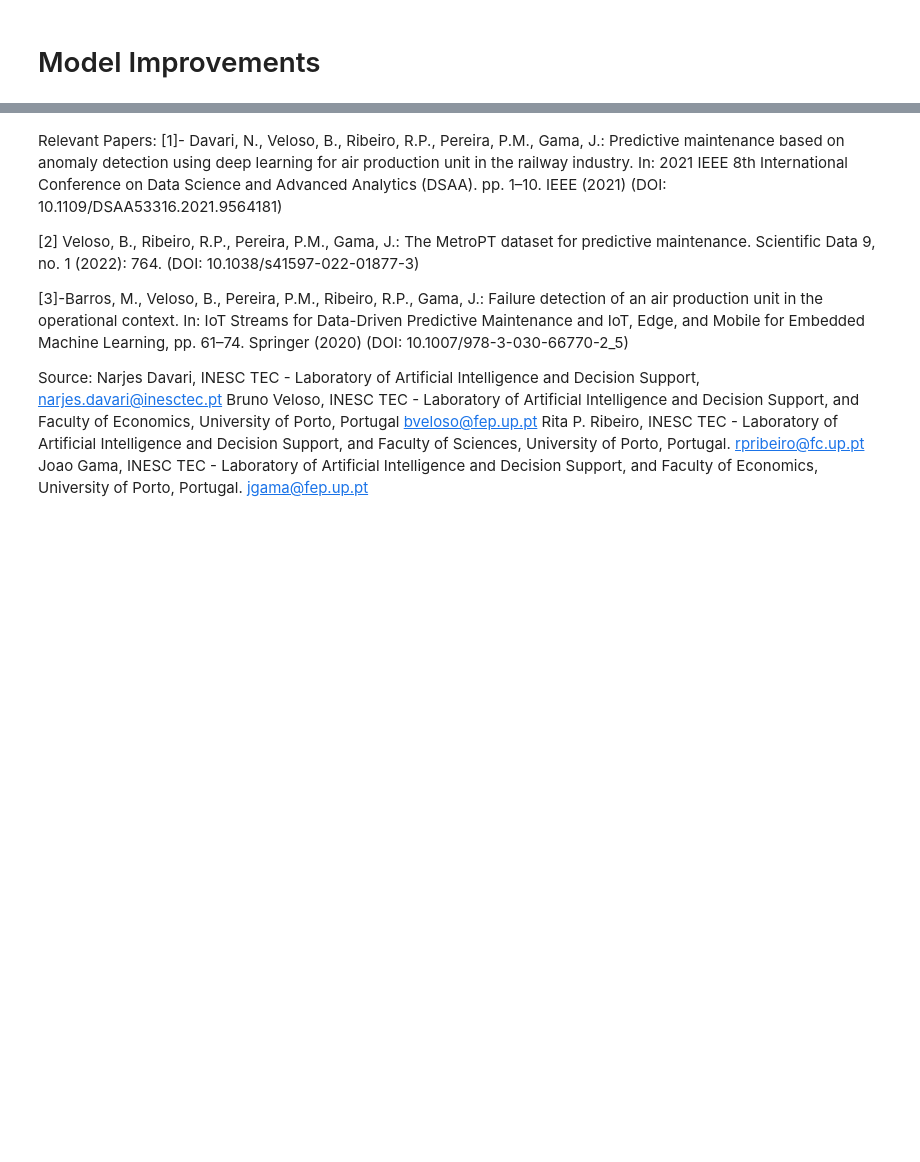
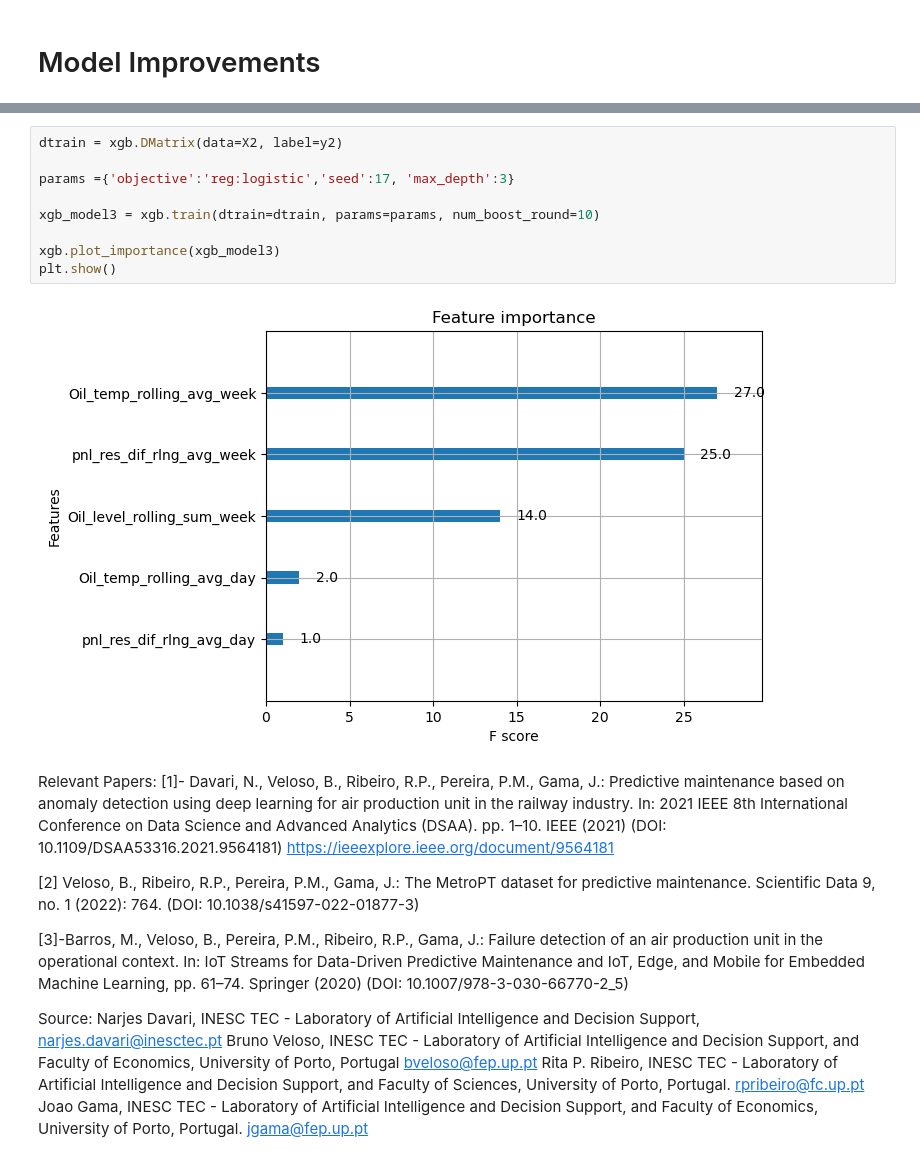
Before and after one commit to Dave-Codes/Predictive-Maintenance, a Jupyter notebook: predictive-maintenance-metropt-3.ipynb, the cells around one changed output, grey strips where cells are left out. Cells and saved outputs as stored; diff of their text form; blank space fills up the shorter version.

```diff
--- a/predictive-maintenance-metropt-3.ipynb
+++ b/predictive-maintenance-metropt-3.ipynb
@@ -737,9 +728,20 @@ print(y_test2.sum())
+# %%
+dtrain = xgb.DMatrix(data=X2, label=y2)
+
+params ={'objective':'reg:logistic','seed':17, 'max_depth':3}
+
+xgb_model3 = xgb.train(dtrain=dtrain, params=params, num_boost_round=10)
+
+xgb.plot_importance(xgb_model3)
+plt.show()
+# %% [output]
+[figure, added]
 # %% [markdown]
 Relevant Papers:
 [1]- Davari, N., Veloso, B., Ribeiro, R.P., Pereira, P.M., Gama, J.: Predictive maintenance based on anomaly
 detection using deep learning for air production unit in the railway industry. In: 2021 IEEE 8th International
 Conference on Data Science and Advanced Analytics (DSAA). pp. 1–10. IEEE (2021) (DOI:
-10.1109/DSAA53316.2021.9564181)
+10.1109/DSAA53316.2021.9564181) https://ieeexplore.ieee.org/document/9564181
 
 [2] Veloso, B., Ribeiro, R.P., Pereira, P.M., Gama, J.: The MetroPT dataset for predictive maintenance. Scientific
 Data 9, no. 1 (2022): 764. (DOI: 10.1038/s41597-022-01877-3)
```
Also changed, not shown: parts of 17 cells of this notebook.
